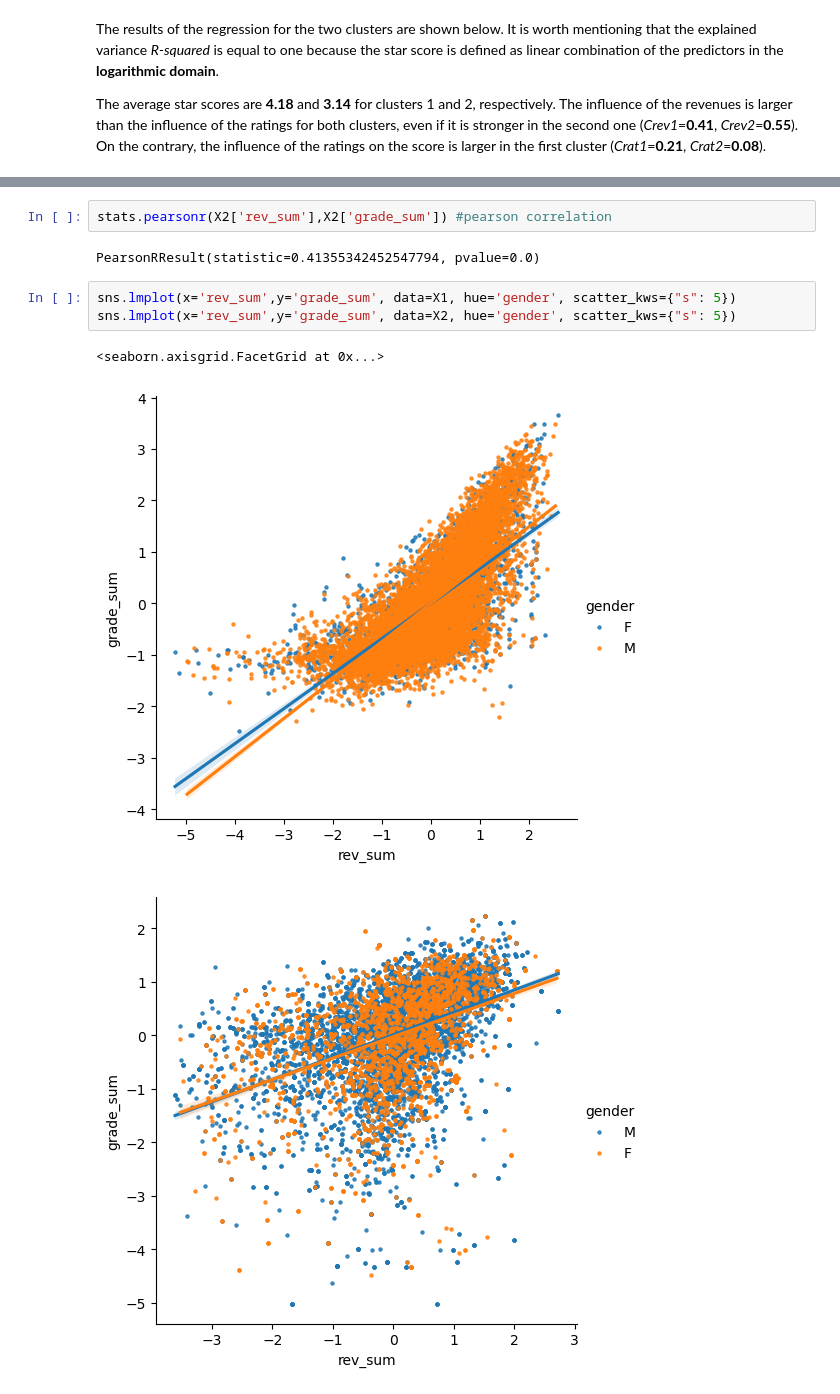
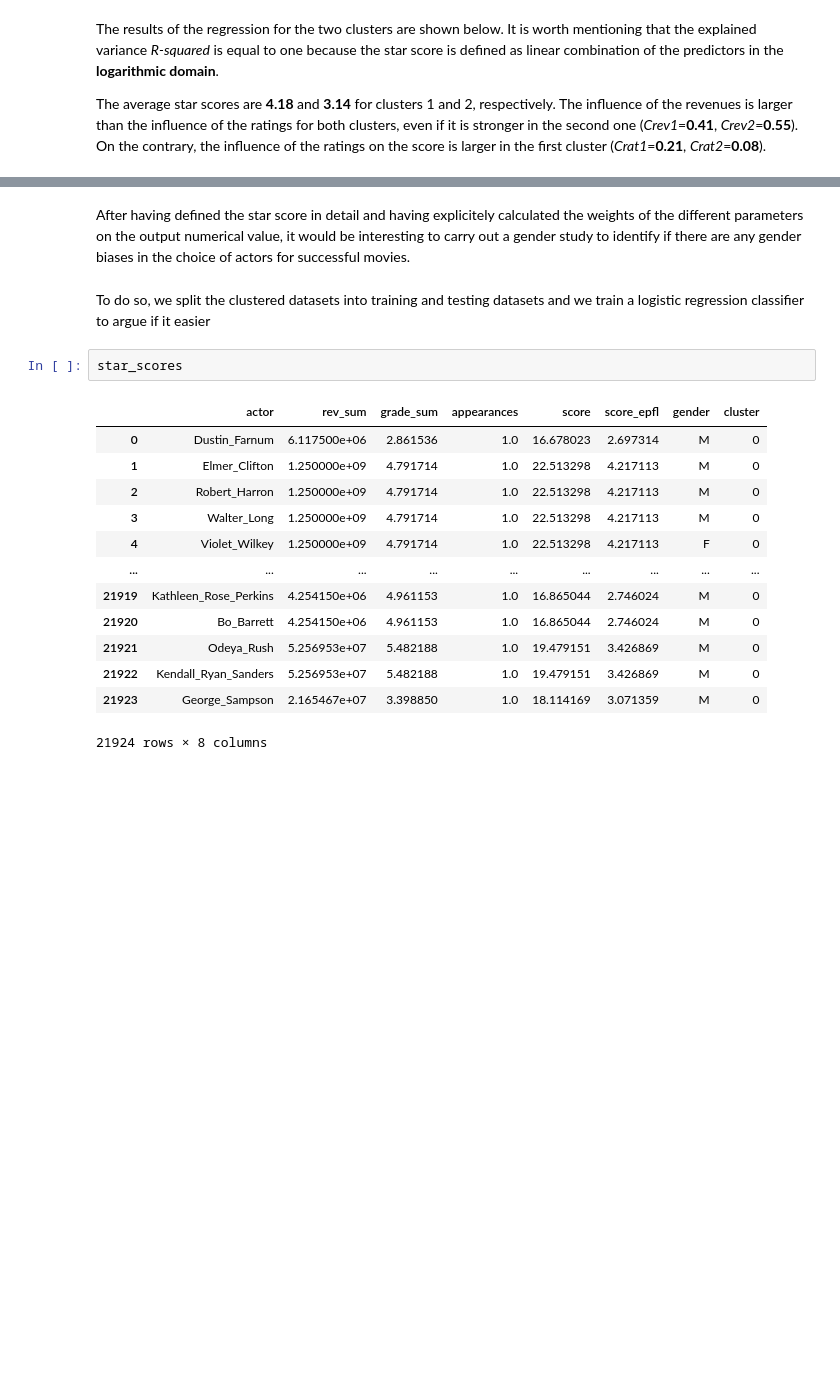
Before and after one commit to louisleger/ada-final-project, a Jupyter notebook: src/star_score.ipynb, the cells around one changed output, grey strips where cells are left out. Drawn from its saved outputs; the diff is of its cells as text; blank space fills up the shorter version.

Commit message:
'clustering'

```diff
--- a/src/star_score.ipynb
+++ b/src/star_score.ipynb
@@ -383,11 +379,20 @@ PearsonRResult(statistic=0.7263918172112265, pvalue=0.0)
-# %%
-stats.pearsonr(X2['rev_sum'],X2['grade_sum']) #pearson correlation
-# %% [output]
-PearsonRResult(statistic=0.41355342452547794, pvalue=0.0)
-# %%
-sns.lmplot(x='rev_sum',y='grade_sum', data=X1, hue='gender', scatter_kws={"s": 5})
-sns.lmplot(x='rev_sum',y='grade_sum', data=X2, hue='gender', scatter_kws={"s": 5})
-# %% [output]
-<seaborn.axisgrid.FacetGrid at 0x...>
-[figure, removed]
-[figure, removed]
+# %% [markdown]
+After having defined the star score in detail and having explicitely calculated the weights of the different parameters on the output numerical value, it would be interesting to carry out a gender study to identify if there are any gender biases in the choice of actors for successful movies.
+# %% [markdown]
+To do so, we split the clustered datasets into training and testing datasets and we train a logistic regression classifier to argue if it easier
+# %%
+star_scores
+# %% [output]
+|  | actor | rev_sum | grade_sum | appearances | score | score_epfl | gender | cluster |
+| 0 | Dustin_Farnum | 6.117500e+06 | 2.861536 | 1.0 | 16.678023 | 2.697314 | M | 0 |
+| 1 | Elmer_Clifton | 1.250000e+09 | 4.791714 | 1.0 | 22.513298 | 4.217113 | M | 0 |
+| 2 | Robert_Harron | 1.250000e+09 | 4.791714 | 1.0 | 22.513298 | 4.217113 | M | 0 |
+| 3 | Walter_Long | 1.250000e+09 | 4.791714 | 1.0 | 22.513298 | 4.217113 | M | 0 |
+| 4 | Violet_Wilkey | 1.250000e+09 | 4.791714 | 1.0 | 22.513298 | 4.217113 | F | 0 |
+| ... | ... | ... | ... | ... | ... | ... | ... | ... |
+| 21919 | Kathleen_Rose_Perkins | 4.254150e+06 | 4.961153 | 1.0 | 16.865044 | 2.746024 | M | 0 |
+| 21920 | Bo_Barrett | 4.254150e+06 | 4.961153 | 1.0 | 16.865044 | 2.746024 | M | 0 |
+| 21921 | Odeya_Rush | 5.256953e+07 | 5.482188 | 1.0 | 19.479151 | 3.426869 | M | 0 |
+| 21922 | Kendall_Ryan_Sanders | 5.256953e+07 | 5.482188 | 1.0 | 19.479151 | 3.426869 | M | 0 |
+| 21923 | George_Sampson | 2.165467e+07 | 3.398850 | 1.0 | 18.114169 | 3.071359 | M | 0 |
+21924 rows × 8 columns
```
Also changed, not shown: parts of 5 cells of this notebook.
